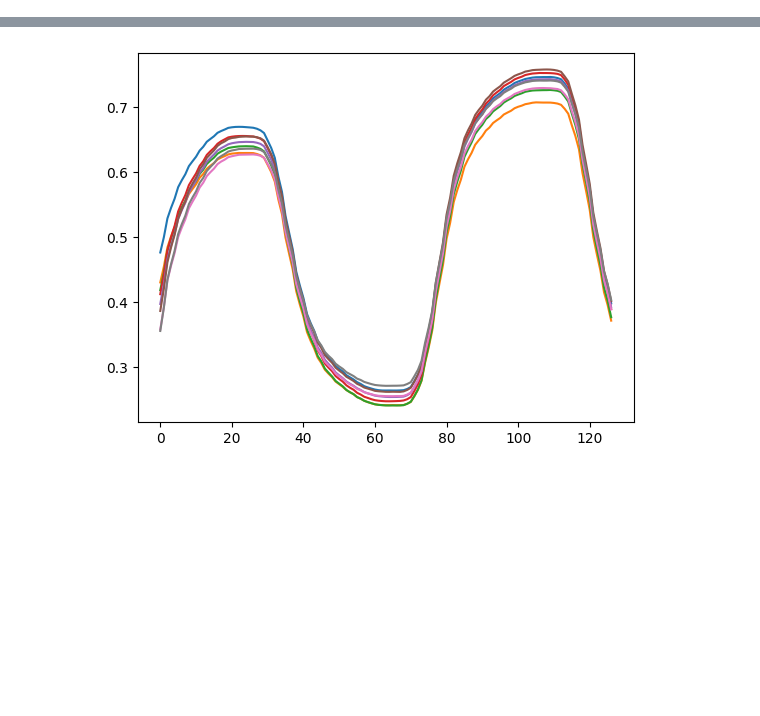
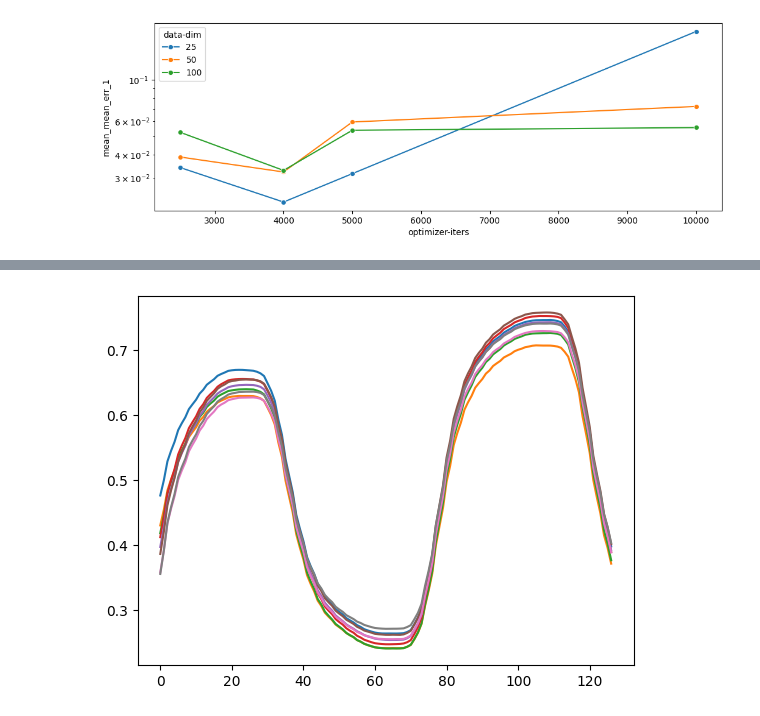
Before and after one commit to julesberman/hflow, a Jupyter notebook: notebooks/process_trap_multi.ipynb, the cells around one changed output, grey strips where cells are left out. Cells and saved outputs as stored; diff of their text form; code cells hidden in the pictures; blank space fills up the shorter version.

```diff
--- a/notebooks/process_trap_multi.ipynb
+++ b/notebooks/process_trap_multi.ipynb
@@ -31,0 +34,7 @@ did not load:  results/trap/multi/171484927637/18
+# %%
+f, ax = plt.subplots(figsize=(12, 4))
+ax.set(yscale="log")
+p = sns.lineplot(df, x='optimizer-iters', y='mean_mean_err_1', hue='data-dim', marker="o", palette='tab10')
+plt.show()
+# %% [output]
+[figure, added]
```
Also changed, not shown: parts of 4 cells of this notebook, 10 other files.
